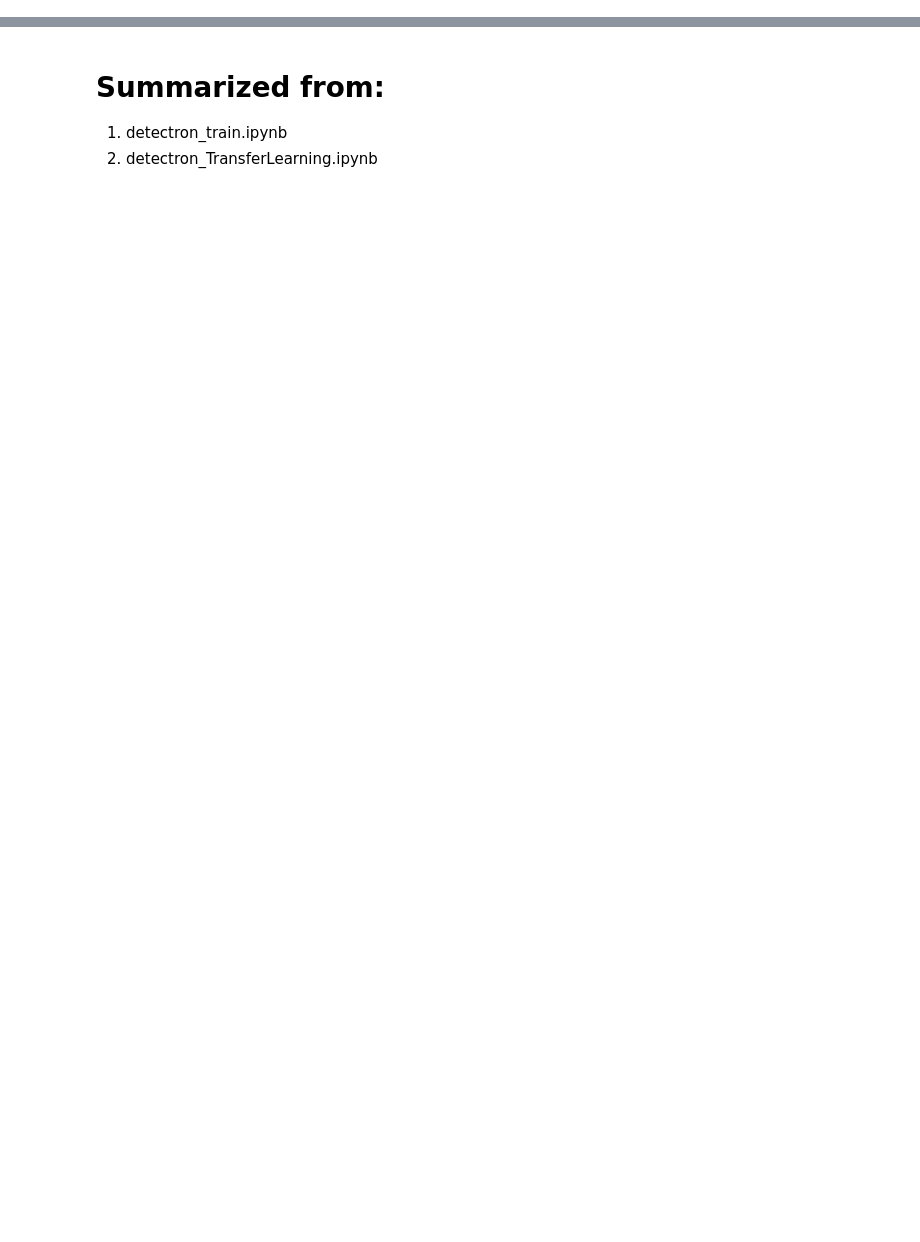
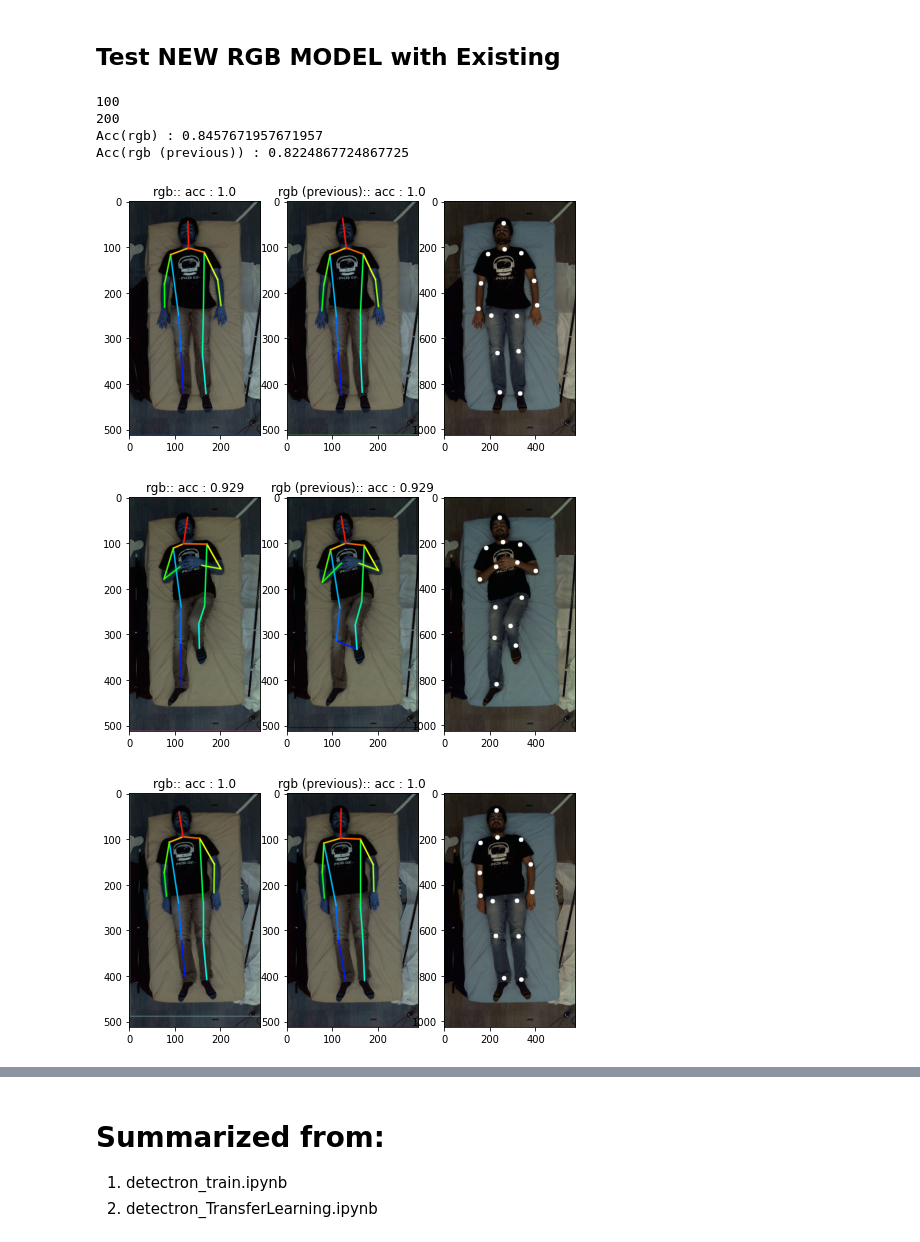
Before and after one commit to Jathurshan0330/In-Bed-Human-Pose-Estimation-VIP-Cup, a Jupyter notebook: TRAIN_detectron.ipynb, the cells around one changed output, grey strips where cells are left out. Cells and saved outputs as stored; diff of their text form; code cells hidden in the pictures; blank space fills up the shorter version.

```diff
--- a/TRAIN_detectron.ipynb
+++ b/TRAIN_detectron.ipynb
@@ -27,0 +28,40 @@ TL_model_dir = '/content/checkpoints/rgb_uncover/model_final.pth'
+# %% [markdown]
+## Test NEW RGB MODEL with Existing
+# %%
+full_model_dir1 = './output/paired_RGB_uncoverv1001_train/model_final.pth'
+full_model_dir2 = '/content/checkpoints_prev/rgb_uncover/model_final.pth'
+
+label_model1 ='rgb'
+label_model2 = 'rgb (previous)'
+# %%
+import sys
+sys.path.append('/content/inbed_pose_estimation')
+
+import glob
+import numpy as np
+from modules.utils.sorting_functions import sort_by_subject
+from modules.evaluation.quant_analysis import quantitative_analysis
+
+train_uncover=  []
+for data_dir in glob.glob('In-Bed-Human-Pose-Estimation(VIP-CUP)/train/*'):
+    if int(data_dir[-5:])<=30:train_uncover.append(data_dir)
+train_uncover_dirs= sorted(train_uncover, key=sort_by_subject)
+
+data_dirs = train_uncover_dirs[24:]
+type_= 'RGB'
+img_folder_name = 'uncover'
+# full img directories will be: eg: f'{data_dirs[i]}/{type_}/{img_folder_name}/image_000001.jpg'
+
+quantitative_analysis(data_dirs, type_, img_folder_name, n_samples= None, bbox_style= 'fixed_to_img_size',
+                      full_model_dir1=full_model_dir1, full_model_dir2=full_model_dir2,
+                      label_model1=label_model1, label_model2=label_model2,
+                      vis_type= 'new',
+                      show_n_results= 10)
+# %% [output]
+100
+200
+Acc(rgb) : 0.8457671957671957
+Acc(rgb (previous)) : 0.8224867724867725
+[figure, added]
+[figure, added]
+[figure, added]
```
Also changed, not shown: parts of 4 cells of this notebook, 5 other files.
